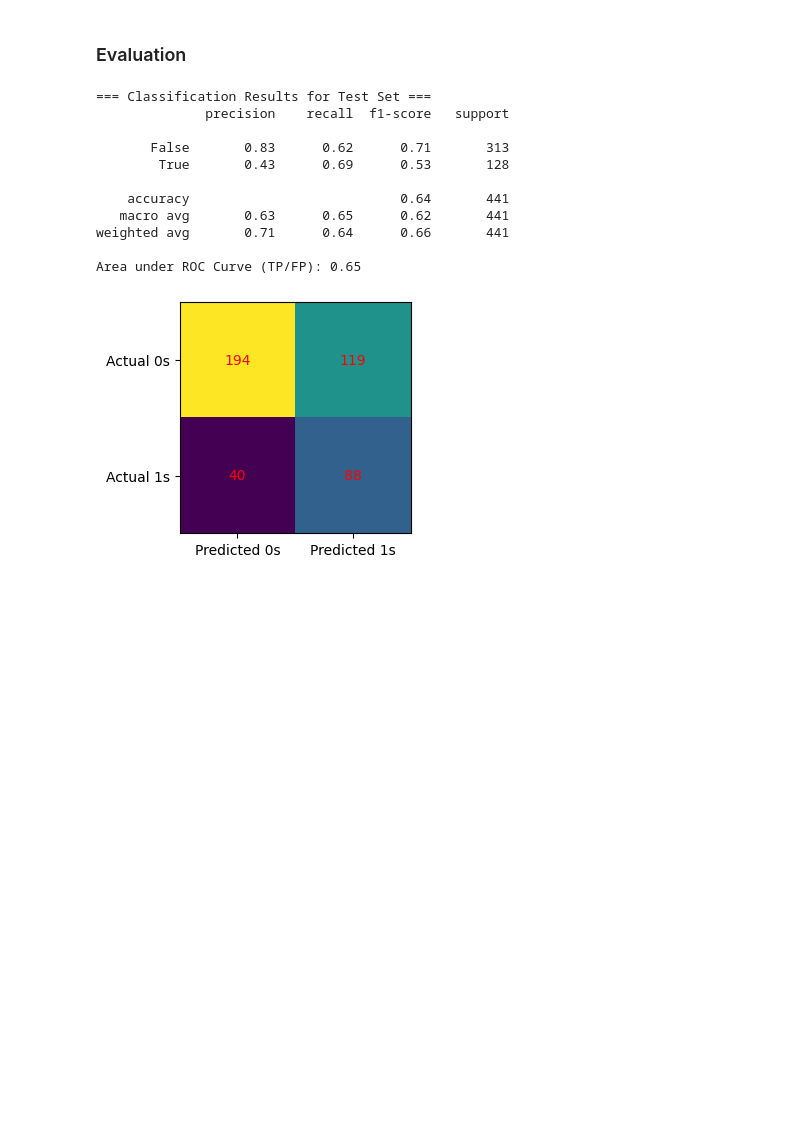
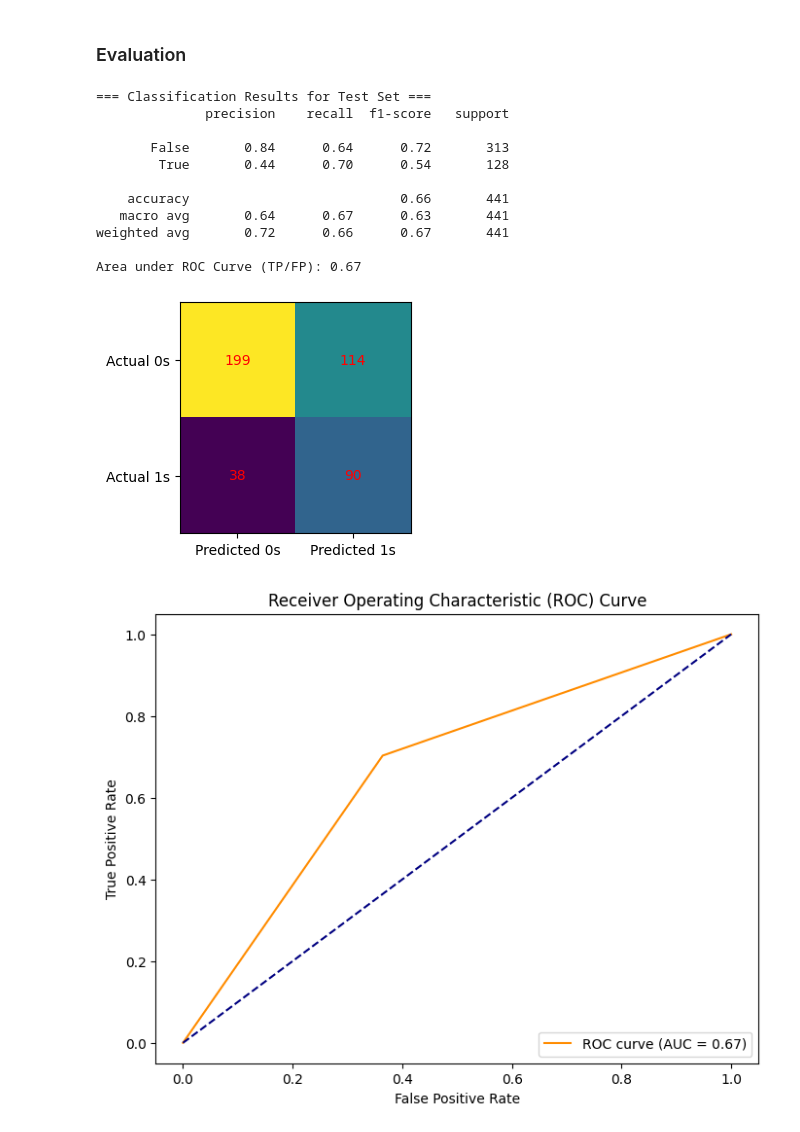
Before and after one commit to naozitios/movie_recommender, a Jupyter notebook: neural_nets.ipynb, the cells around one changed output. Drawn from its saved outputs; the diff is of its cells as text; code cells hidden in the pictures; blank space fills up the shorter version.

````diff
--- a/neural_nets.ipynb
+++ b/neural_nets.ipynb
@@ -211,7 +212,7 @@ X_test_scaled = pd.DataFrame(scaler.transform(X_test), columns=X_test.columns, i
 ## Train Test Split and Scaling
 # %%
 X = oneDs_selected_dummies.drop(columns=["userId", "id", "rating", "likeMovie", "original_language", "overview", "tagline", "title", \
-    "director", "cast", "movie_title"])
+    "director", "cast", "movie_title", "budget", "popularity", "average_sentiment"])
 y = oneDs_selected_dummies["likeMovie"]
 X_train, X_test, y_train, y_test = train_test_split(X, y, test_size = 0.2, random_state=42, stratify=y)
 
@@ -226,3 +227,32 @@ num of features = 125
+# %%
+def confusion_matrix_plot(cm):
+    fig, ax = plt.subplots(figsize=(3,3))
+    ax.imshow(cm)
+    ax.grid(False)
+    ax.xaxis.set(ticks=(0, 1), ticklabels=('Predicted 0s', 'Predicted 1s'))
+    ax.yaxis.set(ticks=(0, 1), ticklabels=('Actual 0s', 'Actual 1s'))
+    ax.set_ylim(1.5, -0.5)
+    for i in range(2):
+        for j in range(2):
+            ax.text(j, i, cm[i, j], ha='center', va='center', color='red')
+    plt.show()
+
+def roc_plot(y, y_pred):
+    # Calculate the false positive rate, true positive rate, and thresholds
+    fpr, tpr, thresholds = roc_curve(y, y_pred)
+
+    # Calculate the area under the ROC curve
+    roc_auc = auc(fpr, tpr)
+
+    # Plot the ROC curve
+    plt.figure(figsize=(8, 6))
+    plt.plot(fpr, tpr, color='darkorange', label=f'ROC curve (AUC = {roc_auc:.2f})')
+    plt.plot([0, 1], [0, 1], color='navy', linestyle='--')
+    plt.xlabel('False Positive Rate')
+    plt.ylabel('True Positive Rate')
+    plt.title('Receiver Operating Characteristic (ROC) Curve')
+    plt.legend(loc='lower right')
+    plt.show()
 # %% [markdown]
 ## Fit model
 # %%
@@ -401,7 +391,7 @@ warnings.filterwarnings("ignore")
 def create_model():
     model = keras.Sequential([
         keras.Input((num_features,)),
-        layers.Dense(64, activation="relu"),
+        layers.Dense(45, activation="relu"),
         layers.Dense(1, activation='sigmoid')
     ])
     # model.compile(optimizer="adam", loss='binary_crossentropy', metrics=['F1Score'])
@@ -412,7 +402,7 @@ model = KerasClassifier(build_fn=create_model, loss="binary_crossentropy", verbo
 
 param_grid = {
     'optimizer': ['SGD', 'RMSprop', 'Adagrad', 'Adadelta', 'Adam', 'Adamax', 'Nadam'], #
-    'epochs': [75, 100, 125],  #
+    'epochs': [100, 125, 150],  #
     'batch_size': [32, 64]
 }
 
@@ -463,33 +453,36 @@ Area under ROC Curve (TP/FP): 1.00
 # %%
 ###################################### Get confusion matrix of test results ######################################
 y_test_pred = np.round(best_model.predict(X_test_scaled))
 
 # Calculate classification metrics
 accuracy = accuracy_score(y_test, y_test_pred)
 f1_macro = f1_score(y_test, y_test_pred, average='macro')
 roc_auc = roc_auc_score(y_test, y_test_pred)
 
 print("=== Classification Results for Test Set ===")
 # print(f"Accuracy: {accuracy:.2f}")
 # print(f"F1 Score (Macro): {f1_macro:.2f}")
 print(classification_report(y_test, y_test_pred))
 print(f"Area under ROC Curve (TP/FP): {roc_auc:.2f}")
 
 cm = confusion_matrix(y_test, y_test_pred)
 confusion_matrix_plot(cm)
+
+roc_plot(y_test, y_test_pred)
 # %% [output]
 === Classification Results for Test Set ===
               precision    recall  f1-score   support
 
-       False       0.83      0.62      0.71       313
-        True       0.43      0.69      0.53       128
+       False       0.84      0.64      0.72       313
+        True       0.44      0.70      0.54       128
 
-    accuracy                           0.64       441
-   macro avg       0.63      0.65      0.62       441
-weighted avg       0.71      0.64      0.66       441
+    accuracy                           0.66       441
+   macro avg       0.64      0.67      0.63       441
+weighted avg       0.72      0.66      0.67       441
 
-Area under ROC Curve (TP/FP): 0.65
+Area under ROC Curve (TP/FP): 0.67
 [figure]
+[figure, added]
 # %% [markdown]
 so far best_model:
 ``` python
````
Also changed, not shown: parts of 7 cells of this notebook.
